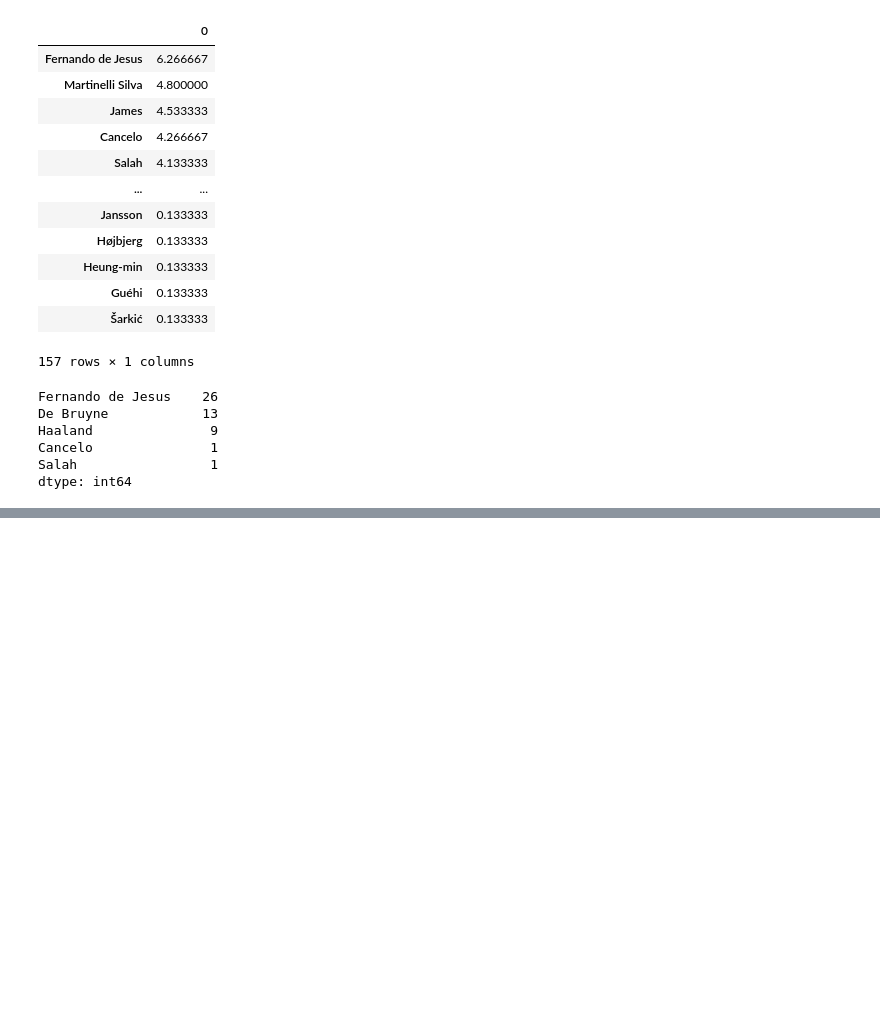
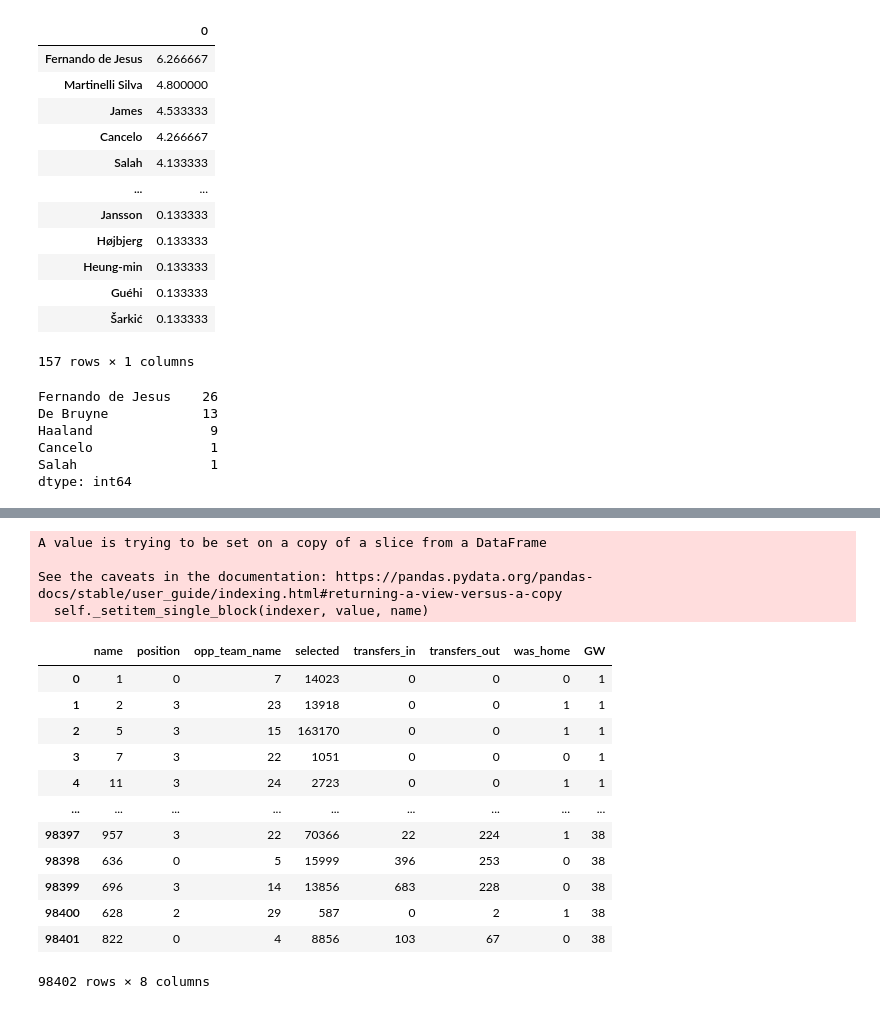
Before and after one commit to loaiwalid07/fantasy, a Jupyter notebook: analysis_note.ipynb, the cells around one changed output, grey strips where cells are left out. Cells and saved outputs as stored; diff of their text form; code cells hidden in the pictures; blank space fills up the shorter version.

```diff
--- a/analysis_note.ipynb
+++ b/analysis_note.ipynb
@@ -497,0 +507,47 @@ x_trn,x_ts,y_trn,y_ts = train_test_split(X,Y,test_size=0.20)
+# %%
+features = ['name', 'position', 'opp_team_name', 'selected', 'transfers_in', 'transfers_out','was_home','GW']
+
+lab_y = ['assists','bonus', 'clean_sheets','goals_conceded', 'goals_scored', 'ict_index', 'minutes','own_goals', 'penalties_missed','penalties_saved',
+'red_cards', 'saves','yellow_cards','total_points']
+
+x_data = data_git.drop(columns=list(set(data_git.columns) - set(features)))
+y_data = data_git.drop(columns=list(set(data_git.columns) - set(lab_y)))
+# %%
+for i in range(len(x_data)):
+    if x_data['was_home'].iloc[i] == False:
+        x_data['was_home'].iloc[i] = 0
+    else:
+        x_data['was_home'].iloc[i] = 1
+# %% [output]
+A value is trying to be set on a copy of a slice from a DataFrame
+
+See the caveats in the documentation: https://pandas.pydata.org/pandas-docs/stable/user_guide/indexing.html#returning-a-view-versus-a-copy
+  self._setitem_single_block(indexer, value, name)
+# %%
+le_ply_name = LabelEncoder()
+le_ply_name.fit(x_data['name'])
+x_data['name'] = le_ply_name.transform(x_data['name'])
+
+le_op_t_name = LabelEncoder()
+le_op_t_name.fit(x_data['opp_team_name'])
+x_data['opp_team_name'] = le_op_t_name.transform(x_data['opp_team_name'])
+
+le_ply_pos = LabelEncoder()
+le_ply_pos.fit(x_data['position'])
+x_data['position'] = le_ply_pos.transform(x_data['position'])
+
+x_data
+# %% [output]
+|  | name | position | opp_team_name | selected | transfers_in | transfers_out | was_home | GW |
+| 0 | 1 | 0 | 7 | 14023 | 0 | 0 | 0 | 1 |
+| 1 | 2 | 3 | 23 | 13918 | 0 | 0 | 1 | 1 |
+| 2 | 5 | 3 | 15 | 163170 | 0 | 0 | 1 | 1 |
+| 3 | 7 | 3 | 22 | 1051 | 0 | 0 | 0 | 1 |
+| 4 | 11 | 3 | 24 | 2723 | 0 | 0 | 1 | 1 |
+| ... | ... | ... | ... | ... | ... | ... | ... | ... |
+| 98397 | 957 | 3 | 22 | 70366 | 22 | 224 | 1 | 38 |
+| 98398 | 636 | 0 | 5 | 15999 | 396 | 253 | 0 | 38 |
+| 98399 | 696 | 3 | 14 | 13856 | 683 | 228 | 0 | 38 |
+| 98400 | 628 | 2 | 29 | 587 | 0 | 2 | 1 | 38 |
+| 98401 | 822 | 0 | 4 | 8856 | 103 | 67 | 0 | 38 |
+98402 rows × 8 columns
```
Also changed, not shown: parts of 16 cells of this notebook.
